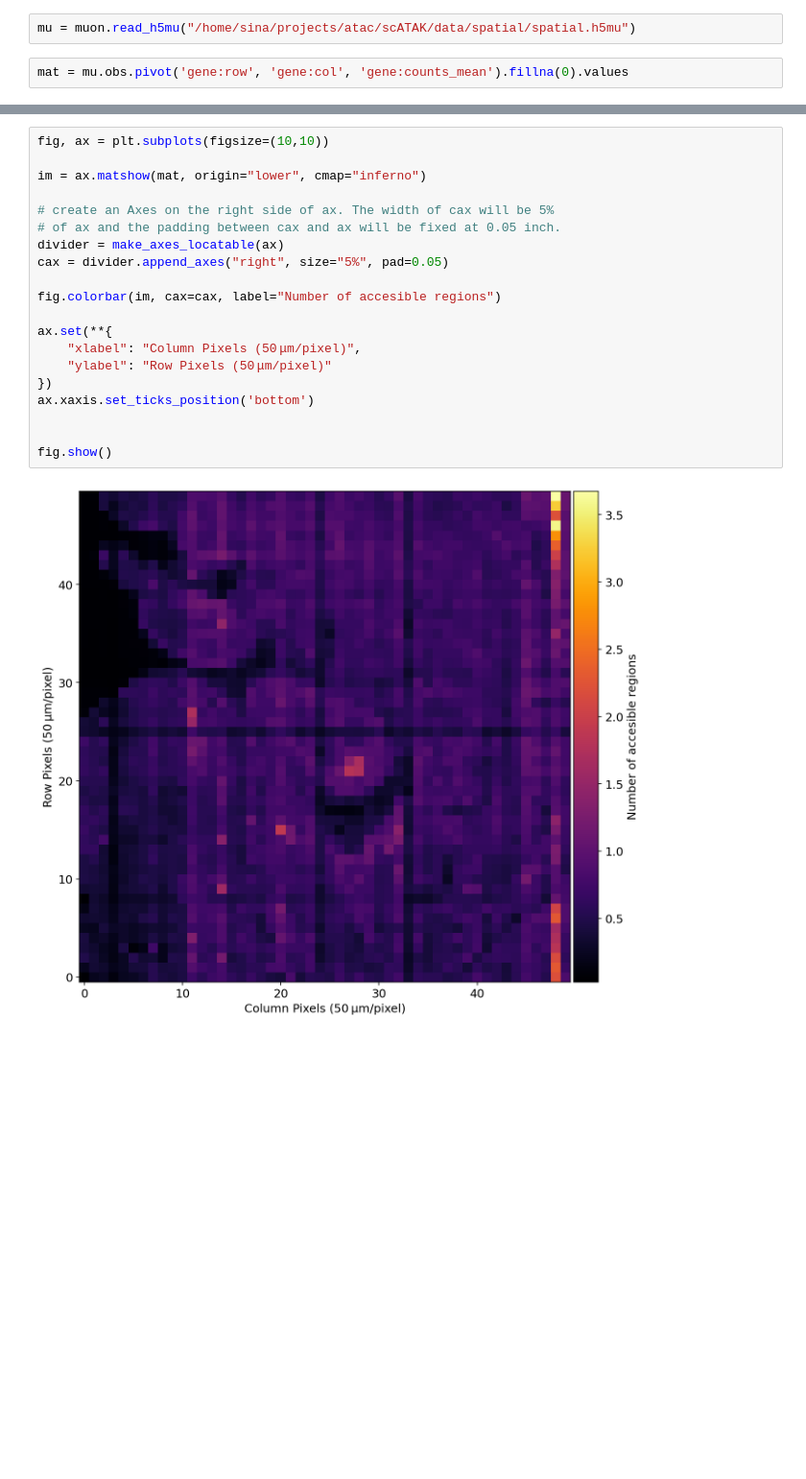
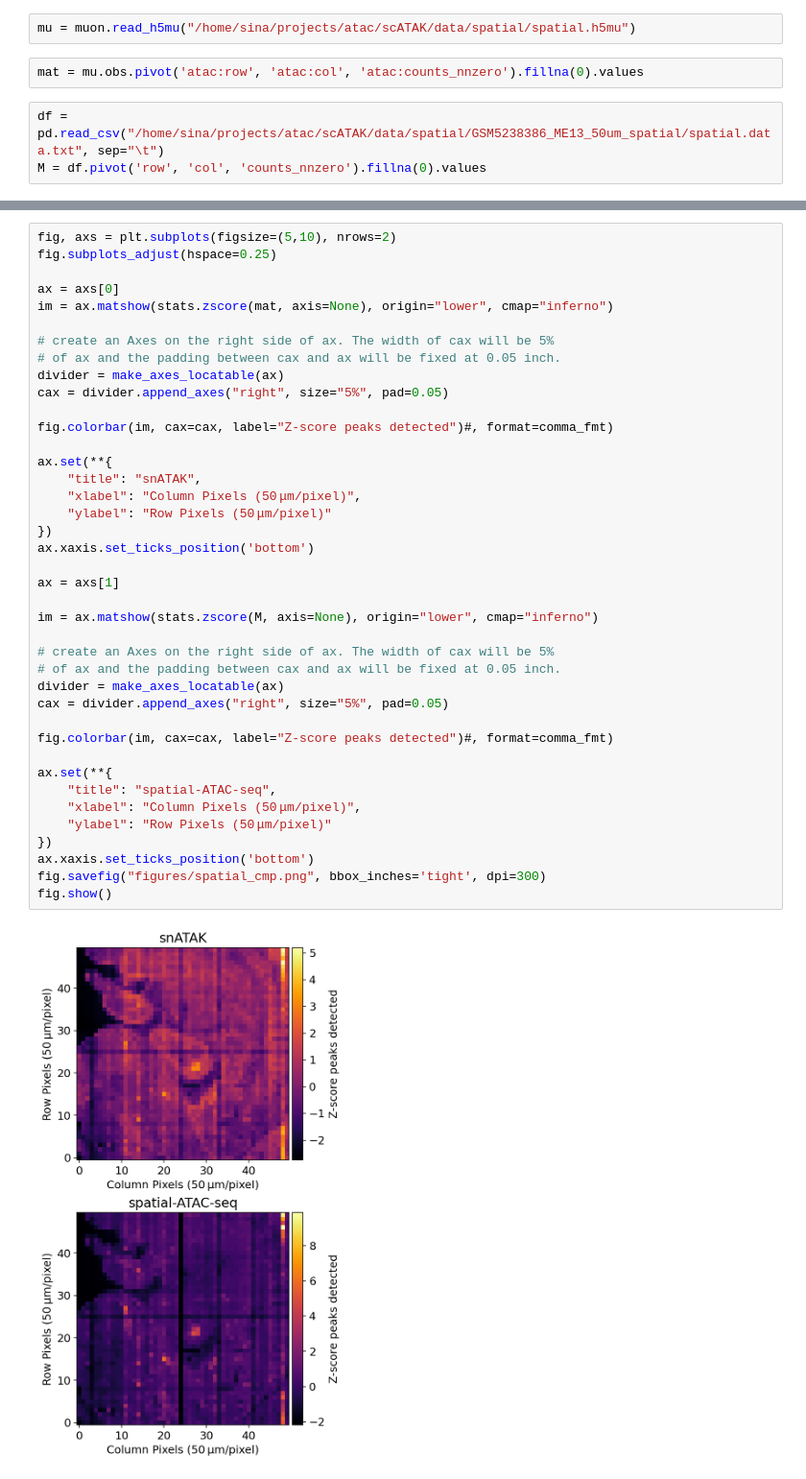
Before and after one commit to pachterlab/BGP_2023, a Jupyter notebook: analysis/notebooks/final_spatial.ipynb, the cells around one changed output, grey strips where cells are left out. Shown at 96% size. Cells and saved outputs as stored; diff of their text form; blank space fills up the shorter version.

```diff
--- a/analysis/notebooks/final_spatial.ipynb
+++ b/analysis/notebooks/final_spatial.ipynb
@@ -36,4 +40,7 @@ plt.rcParams.update({"font.size": fsize})
 # %%
 mu = muon.read_h5mu("/home/sina/projects/atac/scATAK/data/spatial/spatial.h5mu")
 # %%
-mat = mu.obs.pivot('gene:row', 'gene:col', 'gene:counts_mean').fillna(0).values
+mat = mu.obs.pivot('atac:row', 'atac:col', 'atac:counts_nnzero').fillna(0).values
+# %%
+df = pd.read_csv("/home/sina/projects/atac/scATAK/data/spatial/GSM5238386_ME13_50um_spatial/spatial.data.txt", sep="\t")
+M = df.pivot('row', 'col', 'counts_nnzero').fillna(0).values
@@ -40,22 +53,42 @@ mat = mu.obs.pivot('gene:row', 'gene:col', 'gene:counts_mean').fillna(0).values
 # %%
-fig, ax = plt.subplots(figsize=(10,10))
+fig, axs = plt.subplots(figsize=(5,10), nrows=2)
+fig.subplots_adjust(hspace=0.25)
 
-im = ax.matshow(mat, origin="lower", cmap="inferno")
+ax = axs[0]
+im = ax.matshow(stats.zscore(mat, axis=None), origin="lower", cmap="inferno")
 
 # create an Axes on the right side of ax. The width of cax will be 5%
 # of ax and the padding between cax and ax will be fixed at 0.05 inch.
 divider = make_axes_locatable(ax)
 cax = divider.append_axes("right", size="5%", pad=0.05)
 
-fig.colorbar(im, cax=cax, label="Number of accesible regions")
+fig.colorbar(im, cax=cax, label="Z-score peaks detected")#, format=comma_fmt)
 
 ax.set(**{
+    "title": "snATAK",
     "xlabel": "Column Pixels (50 μm/pixel)",
     "ylabel": "Row Pixels (50 μm/pixel)"
 })
 ax.xaxis.set_ticks_position('bottom')
 
+ax = axs[1]
 
+im = ax.matshow(stats.zscore(M, axis=None), origin="lower", cmap="inferno")
+
+# create an Axes on the right side of ax. The width of cax will be 5%
+# of ax and the padding between cax and ax will be fixed at 0.05 inch.
+divider = make_axes_locatable(ax)
+cax = divider.append_axes("right", size="5%", pad=0.05)
+
+fig.colorbar(im, cax=cax, label="Z-score peaks detected")#, format=comma_fmt)
+
+ax.set(**{
+    "title": "spatial-ATAC-seq",
+    "xlabel": "Column Pixels (50 μm/pixel)",
+    "ylabel": "Row Pixels (50 μm/pixel)"
+})
+ax.xaxis.set_ticks_position('bottom')
+fig.savefig("figures/spatial_cmp.png", bbox_inches='tight', dpi=300)
 fig.show()
 # %% [output]
-[figure, old version]
+[figure, new version]
```
Also changed, not shown: parts of 16 cells of this notebook, 4 other files.
